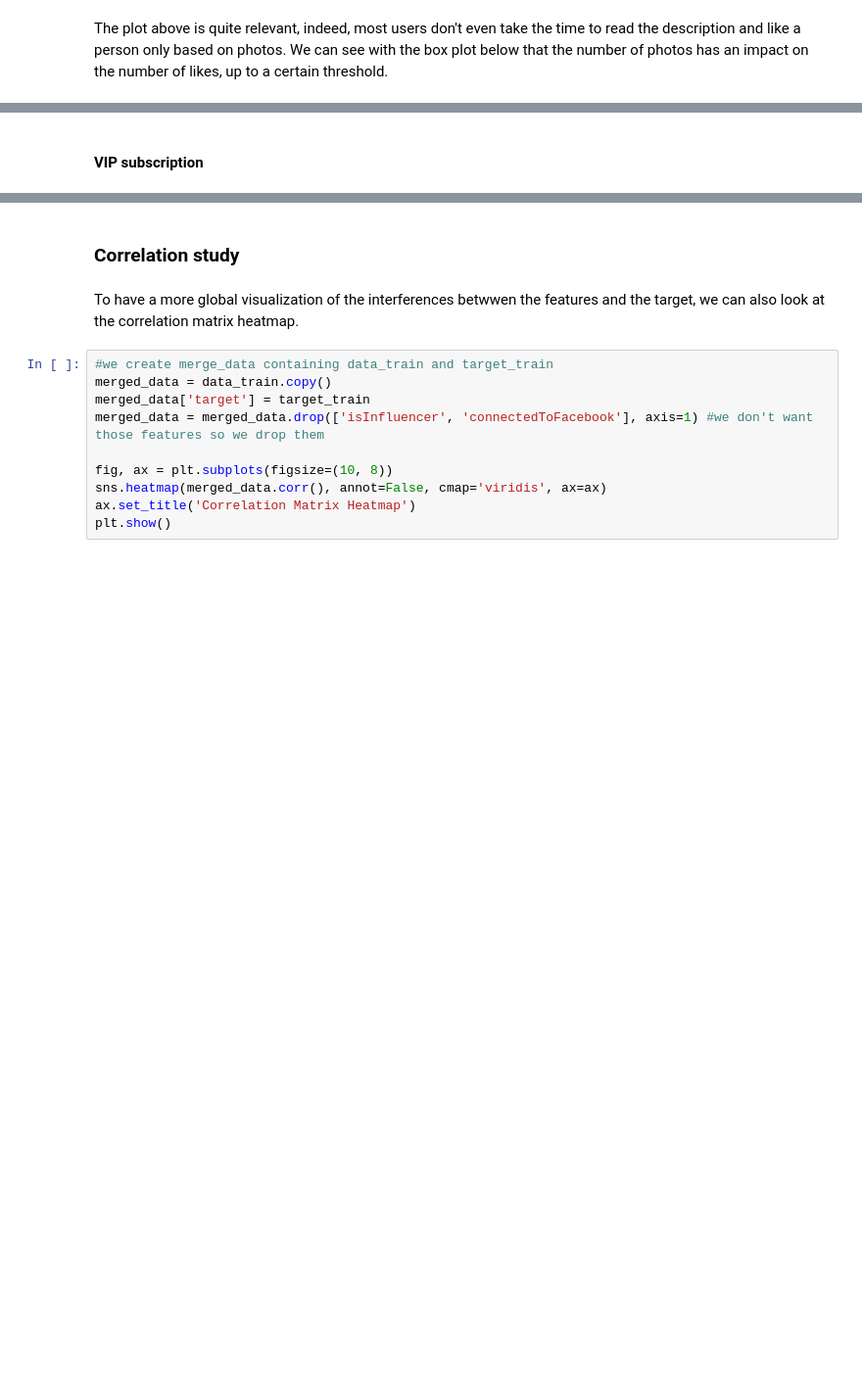
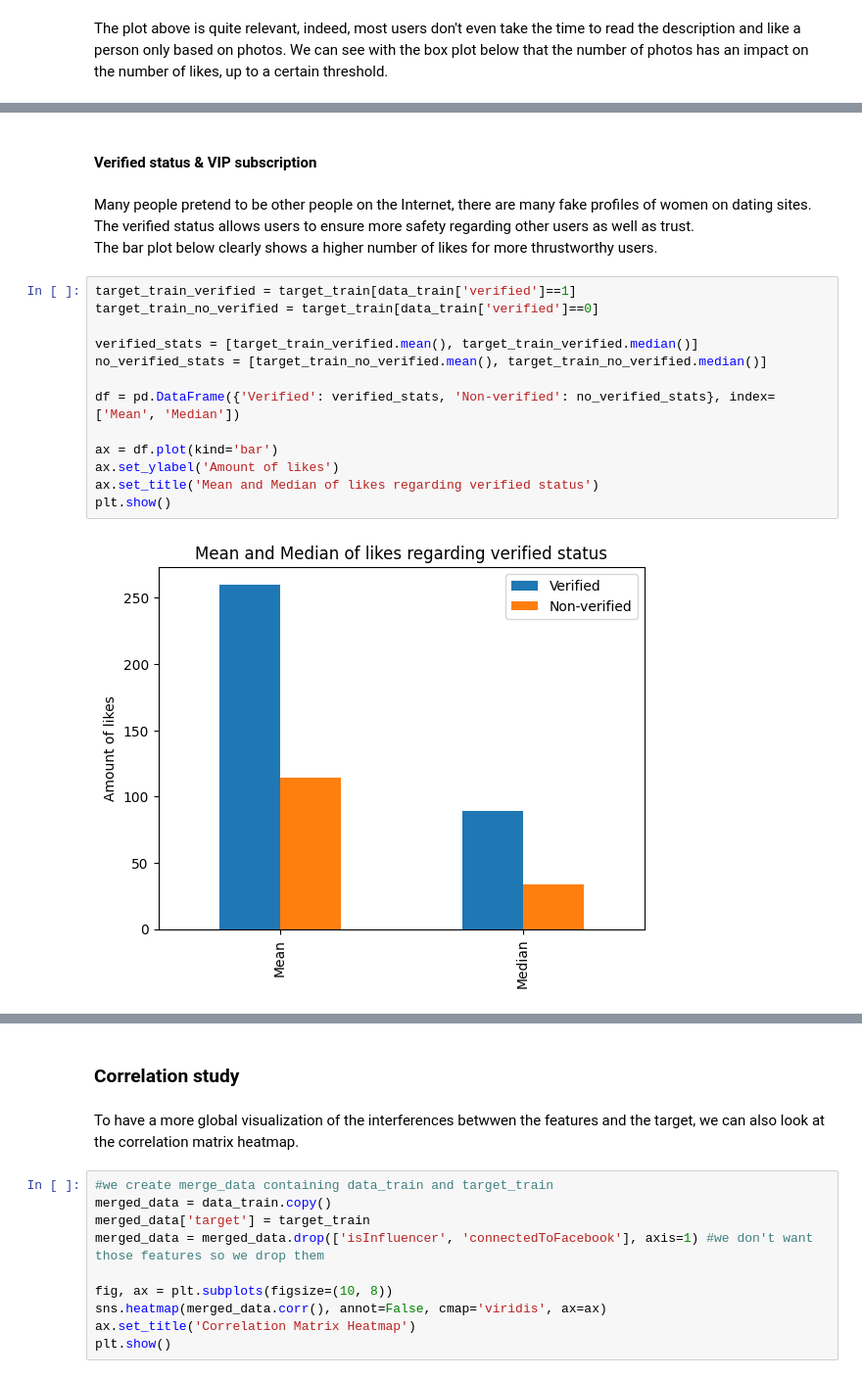
Before and after one commit to JstLearning/dating_app, a Jupyter notebook: dating_app_starting_kit.ipynb, the cells around one changed output, grey strips where cells are left out. Shown at 98% size. Drawn from its saved outputs; the diff is of its cells as text; blank space fills up the shorter version.

```diff
--- a/dating_app_starting_kit.ipynb
+++ b/dating_app_starting_kit.ipynb
@@ -413,3 +413,21 @@ plt.tight_layout()
 # %% [markdown]
-#### VIP subscription
+#### Verified status & VIP subscription
+# %% [markdown]
+Many people pretend to be other people on the Internet, there are many fake profiles of women on dating sites. The verified status allows users to ensure more safety regarding other users as well as trust. <br>
+The bar plot below clearly shows a higher number of likes for more thrustworthy users.
+# %%
+target_train_verified = target_train[data_train['verified']==1]
+target_train_no_verified = target_train[data_train['verified']==0]
+
+verified_stats = [target_train_verified.mean(), target_train_verified.median()]
+no_verified_stats = [target_train_no_verified.mean(), target_train_no_verified.median()]
+
+df = pd.DataFrame({'Verified': verified_stats, 'Non-verified': no_verified_stats}, index=['Mean', 'Median'])
+
+ax = df.plot(kind='bar')
+ax.set_ylabel('Amount of likes')
+ax.set_title('Mean and Median of likes regarding verified status')
+plt.show()
+# %% [output]
+[figure, added]
 # %% [markdown]
```
Also changed, not shown: parts of 16 cells of this notebook.
